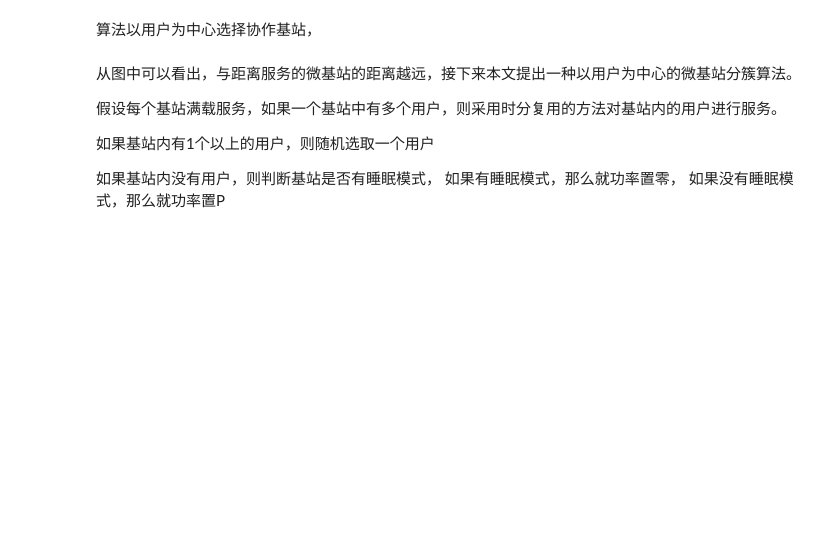
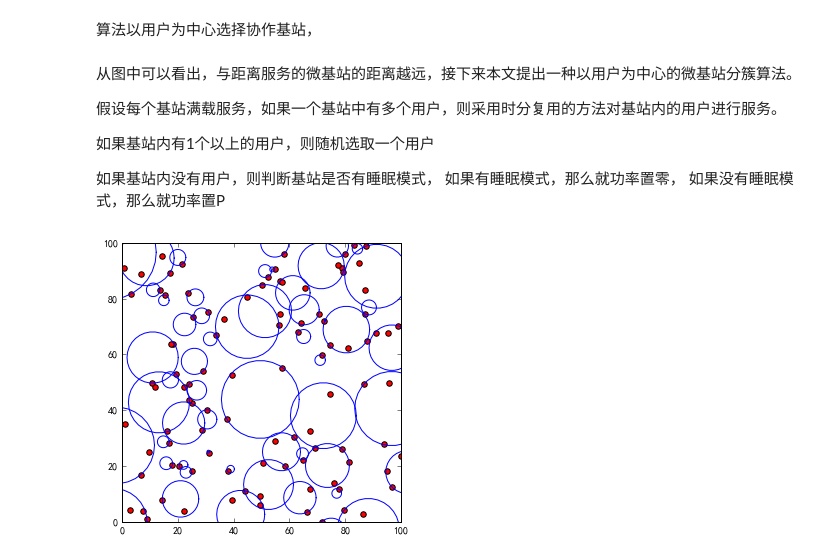
Before and after one commit to JimyMa/UniformBSGaussianUE, a Jupyter notebook: examples/user_center_clustering/user_center_cluster.ipynb, the cells around one changed output. Cells and saved outputs as stored; diff of their text form; code cells hidden in the pictures; blank space fills up the shorter version.

```diff
--- a/examples/user_center_clustering/user_center_cluster.ipynb
+++ b/examples/user_center_clustering/user_center_cluster.ipynb
@@ -171,3 +160,36 @@ plt.show()
 如果基站内没有用户，则判断基站是否有睡眠模式，
 如果有睡眠模式，那么就功率置零，
 如果没有睡眠模式，那么就功率置P
+# %%
+fig =plt.figure(figsize=(5,5))
+ax = fig.add_subplot(111)
+
+distance = dim2_distance(region.bs_position_, region.ue_position_)
+
+plt.scatter(region.bs_position_[:,0],
+            region.bs_position_[:,1],
+            marker='o',
+            s=30,
+            c='r')
+'''
+plt.scatter(region.ue_position_now_[0,:],
+            region.ue_position_now_[1,:],
+            marker='*',
+            s=30,
+            c='b')
+'''
+for key, values in region.cluster_set_.items():
+    atom = np.arange(0, 2 * np.pi * 31 / 30, 2 * np.pi / 30)
+    x = (region.ue_position_[0,region.cluster_ue_set_[key][0]]
+         + np.cos(atom) * distance[values[-1],
+                                   region.cluster_ue_set_[key][0]])
+    y = (region.ue_position_[1,region.cluster_ue_set_[key][0]]
+         + np.sin(atom) * distance[values[-1],
+                                   region.cluster_ue_set_[key][0]])
+    plt.plot(x, y, color='b')
+
+plt.xlim(region.x_min, region.x_max)
+plt.ylim(region.y_min, region.y_max)
+plt.show()
+# %% [output]
+[figure, added]
```
Also changed, not shown: parts of 4 cells of this notebook, 38 other files.
